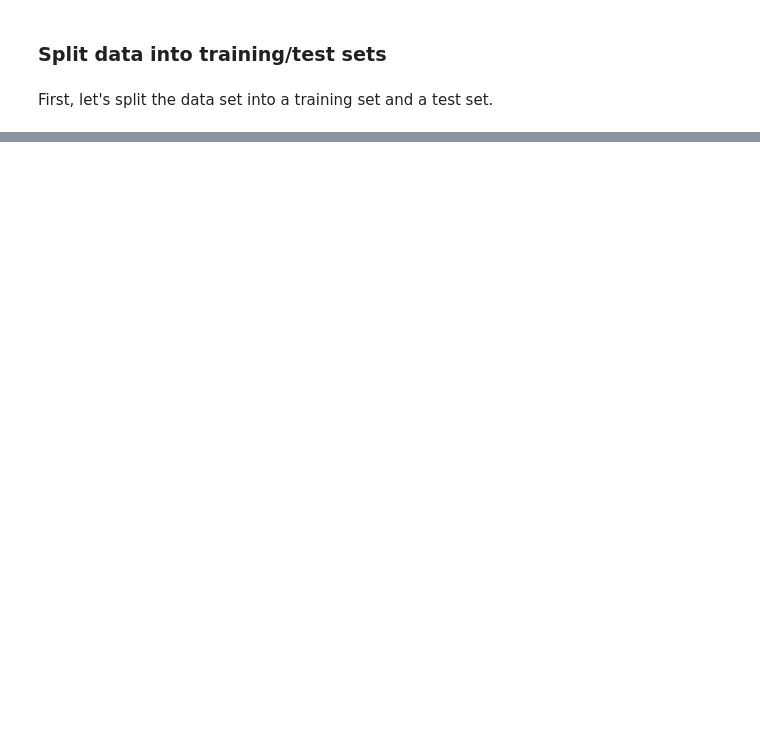
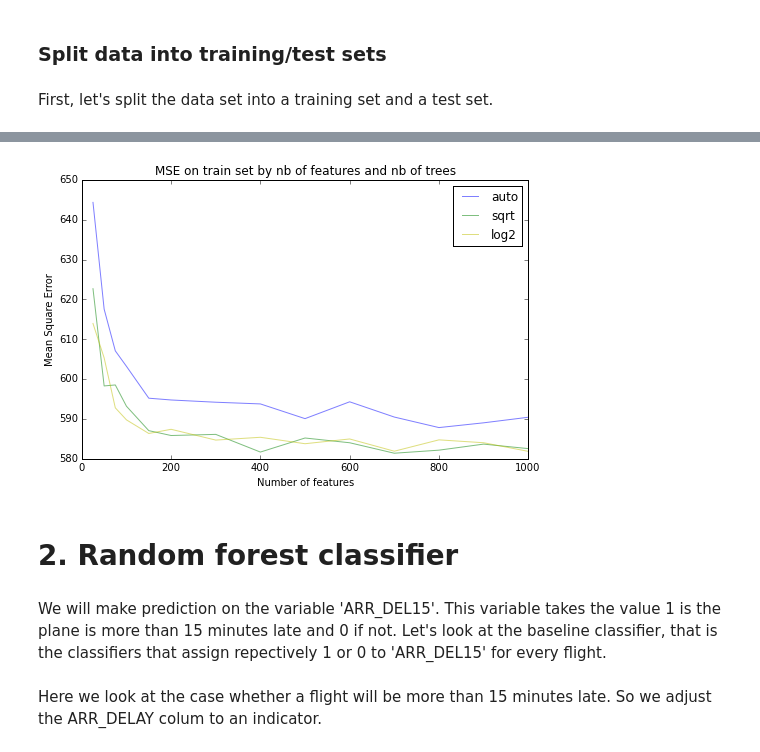
Before and after one commit to LeonhardFS/flightbbq, a Jupyter notebook: 04_PredictiveAnalytics.ipynb, the cells around one changed output, grey strips where cells are left out. Cells and saved outputs as stored; diff of their text form; code cells hidden in the pictures; blank space fills up the shorter version.

```diff
--- a/04_PredictiveAnalytics.ipynb
+++ b/04_PredictiveAnalytics.ipynb
@@ -607,0 +541,24 @@ yexample = dexample[target].values
+# %%
+# MSE on train set
+fig = plt.gcf()
+fig.set_size_inches(8, 5)
+
+for key, co in zip(['auto', 'sqrt', 'log2'], ['b', 'g', 'y']):
+    x = randomForest2014[randomForest2014.nb_features == key].nb_trees.values
+    y = randomForest2014[randomForest2014.nb_features == key].train_score.values
+    plt.plot(x, y, alpha = 0.5, c =co, label = key)
+
+plt.ylabel("Mean Square Error")
+plt.xlabel("Number of features")
+plt.title("MSE on train set by nb of features and nb of trees")
+plt.legend(loc = 1)
+
+plt.show()
+# %% [output]
+[figure, added]
+# %% [markdown]
+# 2. Random forest classifier
+# %% [markdown]
+We will make prediction on the variable 'ARR_DEL15'. This variable takes the value 1 is the plane is more than 15 minutes late and 0 if not. Let's look at the baseline classifier, that is the classifiers that assign repectively 1 or 0 to 'ARR_DEL15' for every flight.
+# %% [markdown]
+Here we look at the case whether a flight will be more than 15 minutes late. So we adjust the ARR_DELAY colum to an indicator.
```
Also changed, not shown: parts of 117 cells of this notebook.
